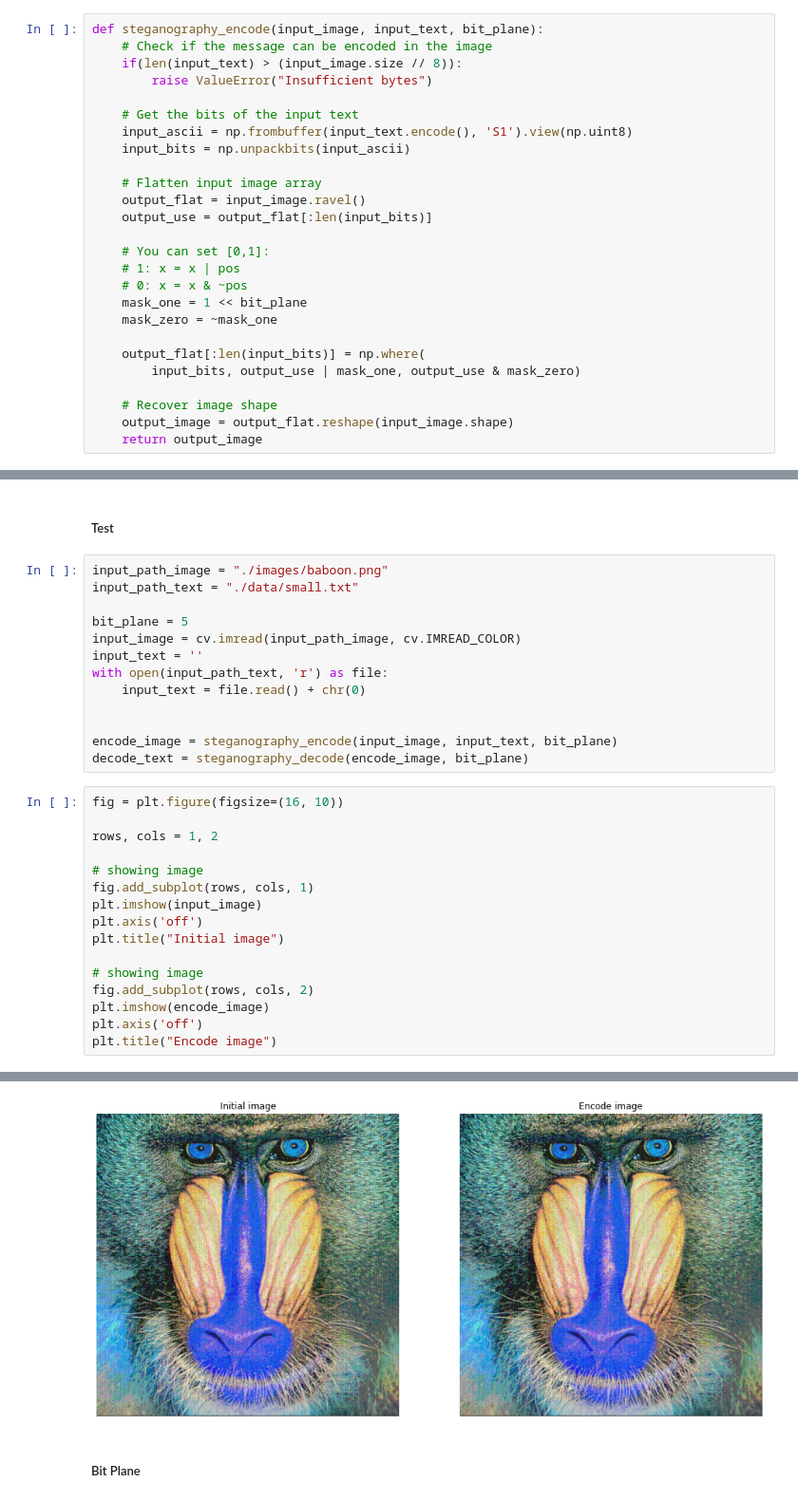
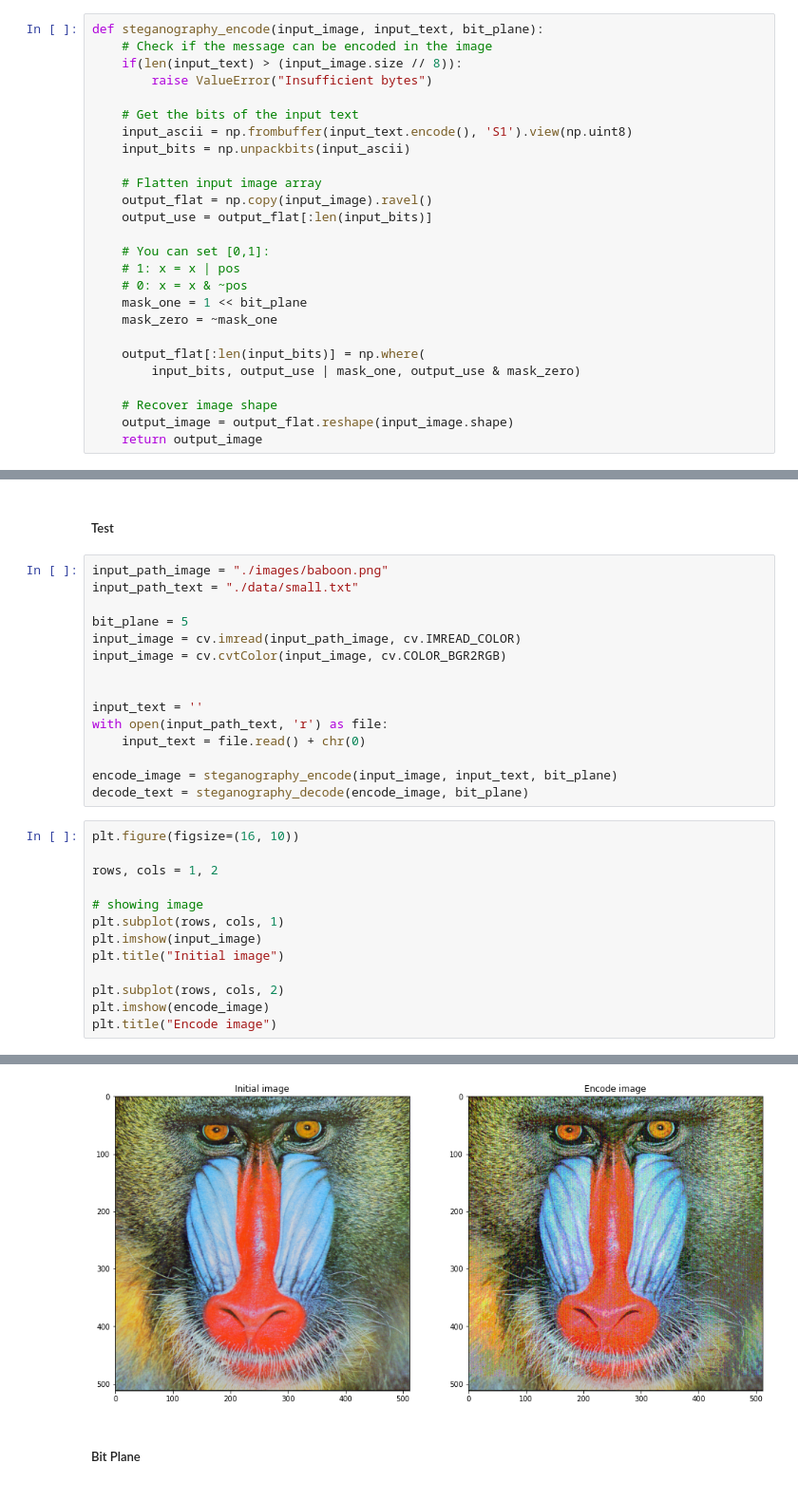
Before and after one commit to maldonadoq/image-processing, a Jupyter notebook: exercise/ex1/steganography.ipynb, the cells around one changed output, grey strips where cells are left out. Shown at 95% size. Cells and saved outputs as stored; diff of their text form.

Commit message:
fix images

```diff
--- a/exercise/ex1/steganography.ipynb
+++ b/exercise/ex1/steganography.ipynb
@@ -18,7 +18,7 @@ def steganography_encode(input_image, input_text, bit_plane):
     input_bits = np.unpackbits(input_ascii)
 
     # Flatten input image array
-    output_flat = input_image.ravel()
+    output_flat = np.copy(input_image).ravel()
     output_use = output_flat[:len(input_bits)]
 
     # You can set [0,1]:
@@ -61,32 +61,31 @@ input_path_text = "./data/small.txt"
 
 bit_plane = 5
 input_image = cv.imread(input_path_image, cv.IMREAD_COLOR)
+input_image = cv.cvtColor(input_image, cv.COLOR_BGR2RGB)
+
+
 input_text = ''
 with open(input_path_text, 'r') as file:
     input_text = file.read() + chr(0)
 
-
 encode_image = steganography_encode(input_image, input_text, bit_plane)
 decode_text = steganography_decode(encode_image, bit_plane)
 # %%
-fig = plt.figure(figsize=(16, 10))
+plt.figure(figsize=(16, 10))
 
 rows, cols = 1, 2
 
 # showing image
-fig.add_subplot(rows, cols, 1)
+plt.subplot(rows, cols, 1)
 plt.imshow(input_image)
-plt.axis('off')
 plt.title("Initial image")
 
-# showing image
-fig.add_subplot(rows, cols, 2)
+plt.subplot(rows, cols, 2)
 plt.imshow(encode_image)
-plt.axis('off')
 plt.title("Encode image")
 # %% [output]
 Text(0.5, 1.0, 'Encode image')
-[figure, old version]
+[figure, new version]
 # %% [markdown]
 ##### Bit Plane
 # %%
```
Also changed, not shown: parts of 2 cells of this notebook.
